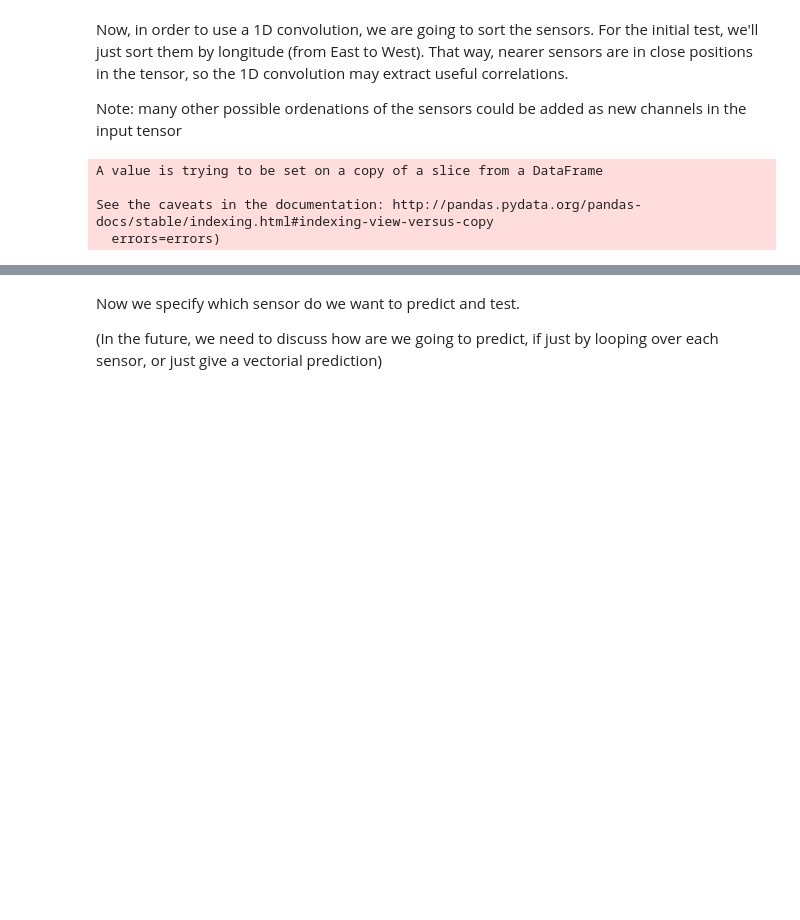
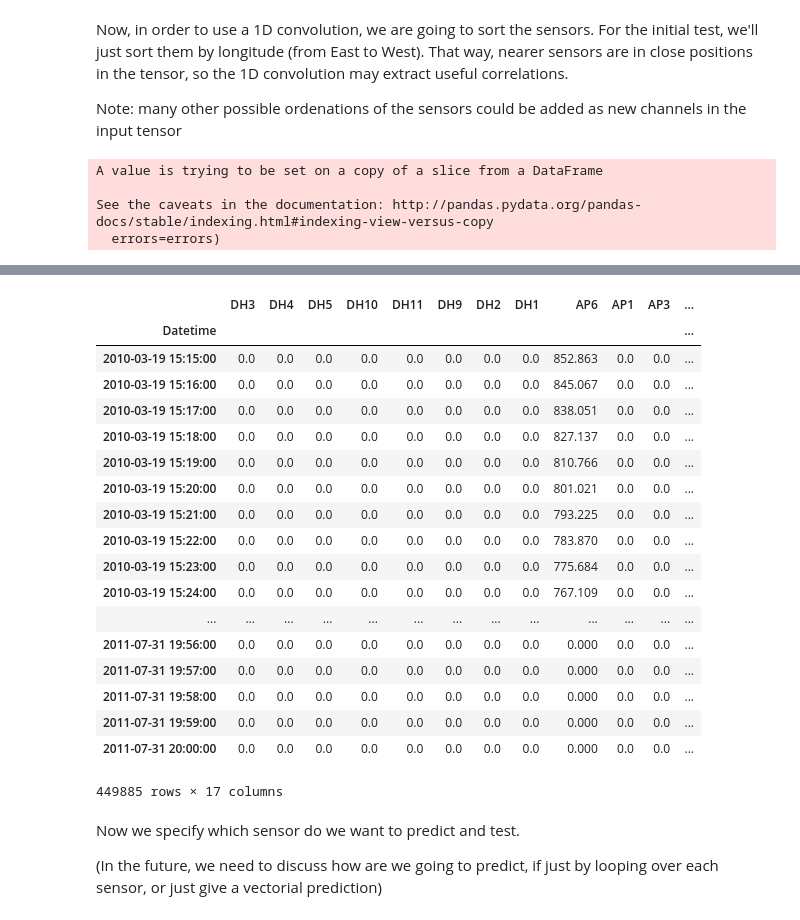
Before and after one commit to albertotb/solar, a Jupyter notebook: notebooks/train_model-Convolutional.ipynb, the cells around one changed output, grey strips where cells are left out. Cells and saved outputs as stored; diff of their text form; code cells hidden in the pictures; blank space fills up the shorter version.

```diff
--- a/notebooks/train_model-Convolutional.ipynb
+++ b/notebooks/train_model-Convolutional.ipynb
@@ -104,3 +104,5 @@ A value is trying to be set on a copy of a slice from a DataFrame
 
 See the caveats in the documentation: http://pandas.pydata.org/pandas-docs/stable/indexing.html#indexing-view-versus-copy
   errors=errors)
+# %%
+y_tr1[y_tr1.columns.difference(["AP7", "AP6"])]  = 0.0
@@ -107,3 +123,25 @@ See the caveats in the documentation: http://pandas.pydata.org/pandas-docs/stabl
+# %%
+y_tr1
+# %% [output]
+|  | DH3 | DH4 | DH5 | DH10 | DH11 | DH9 | DH2 | DH1 | AP6 | AP1 | AP3 | ... |
+| Datetime |  |  |  |  |  |  |  |  |  |  |  | ... |
+| 2010-03-19 15:15:00 | 0.0 | 0.0 | 0.0 | 0.0 | 0.0 | 0.0 | 0.0 | 0.0 | 852.863 | 0.0 | 0.0 | ... |
+| 2010-03-19 15:16:00 | 0.0 | 0.0 | 0.0 | 0.0 | 0.0 | 0.0 | 0.0 | 0.0 | 845.067 | 0.0 | 0.0 | ... |
+| 2010-03-19 15:17:00 | 0.0 | 0.0 | 0.0 | 0.0 | 0.0 | 0.0 | 0.0 | 0.0 | 838.051 | 0.0 | 0.0 | ... |
+| 2010-03-19 15:18:00 | 0.0 | 0.0 | 0.0 | 0.0 | 0.0 | 0.0 | 0.0 | 0.0 | 827.137 | 0.0 | 0.0 | ... |
+| 2010-03-19 15:19:00 | 0.0 | 0.0 | 0.0 | 0.0 | 0.0 | 0.0 | 0.0 | 0.0 | 810.766 | 0.0 | 0.0 | ... |
+| 2010-03-19 15:20:00 | 0.0 | 0.0 | 0.0 | 0.0 | 0.0 | 0.0 | 0.0 | 0.0 | 801.021 | 0.0 | 0.0 | ... |
+| 2010-03-19 15:21:00 | 0.0 | 0.0 | 0.0 | 0.0 | 0.0 | 0.0 | 0.0 | 0.0 | 793.225 | 0.0 | 0.0 | ... |
+| 2010-03-19 15:22:00 | 0.0 | 0.0 | 0.0 | 0.0 | 0.0 | 0.0 | 0.0 | 0.0 | 783.870 | 0.0 | 0.0 | ... |
+| 2010-03-19 15:23:00 | 0.0 | 0.0 | 0.0 | 0.0 | 0.0 | 0.0 | 0.0 | 0.0 | 775.684 | 0.0 | 0.0 | ... |
+| 2010-03-19 15:24:00 | 0.0 | 0.0 | 0.0 | 0.0 | 0.0 | 0.0 | 0.0 | 0.0 | 767.109 | 0.0 | 0.0 | ... |
+| ... | ... | ... | ... | ... | ... | ... | ... | ... | ... | ... | ... | ... |
+| 2011-07-31 19:56:00 | 0.0 | 0.0 | 0.0 | 0.0 | 0.0 | 0.0 | 0.0 | 0.0 | 0.000 | 0.0 | 0.0 | ... |
+| 2011-07-31 19:57:00 | 0.0 | 0.0 | 0.0 | 0.0 | 0.0 | 0.0 | 0.0 | 0.0 | 0.000 | 0.0 | 0.0 | ... |
+| 2011-07-31 19:58:00 | 0.0 | 0.0 | 0.0 | 0.0 | 0.0 | 0.0 | 0.0 | 0.0 | 0.000 | 0.0 | 0.0 | ... |
+| 2011-07-31 19:59:00 | 0.0 | 0.0 | 0.0 | 0.0 | 0.0 | 0.0 | 0.0 | 0.0 | 0.000 | 0.0 | 0.0 | ... |
+| 2011-07-31 20:00:00 | 0.0 | 0.0 | 0.0 | 0.0 | 0.0 | 0.0 | 0.0 | 0.0 | 0.000 | 0.0 | 0.0 | ... |
+449885 rows × 17 columns
 # %% [markdown]
 Now we specify which sensor do we want to predict and test.
 
```
Also changed, not shown: parts of 1 cell of this notebook, 7 other files.
